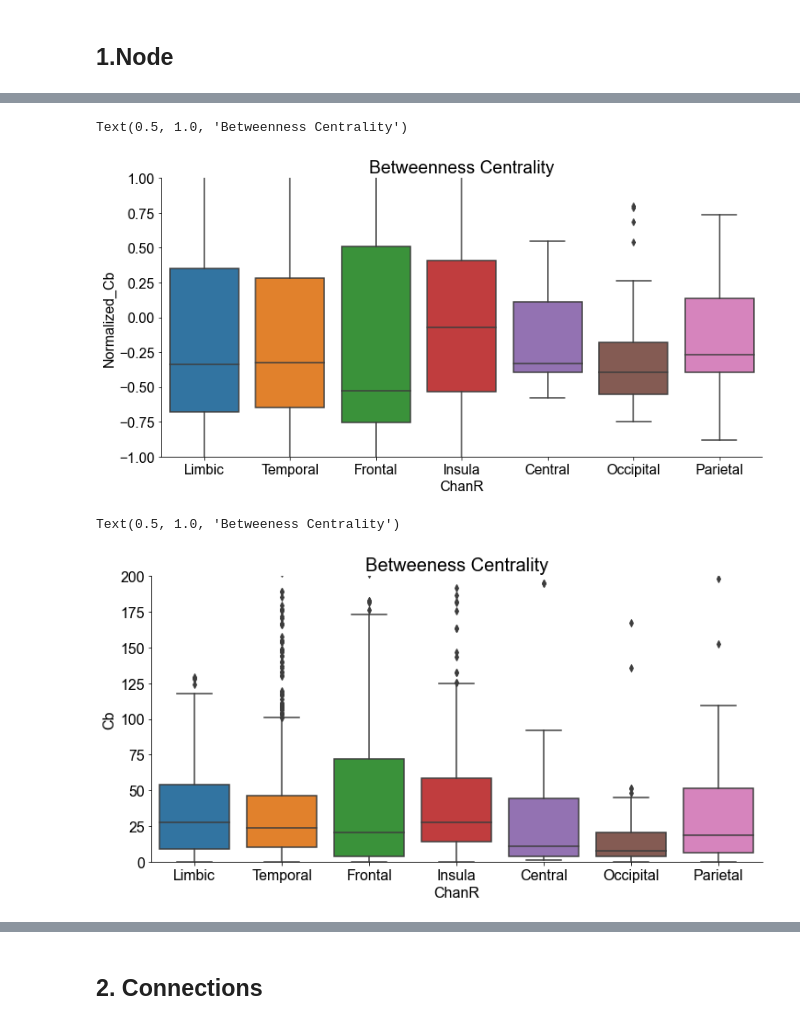
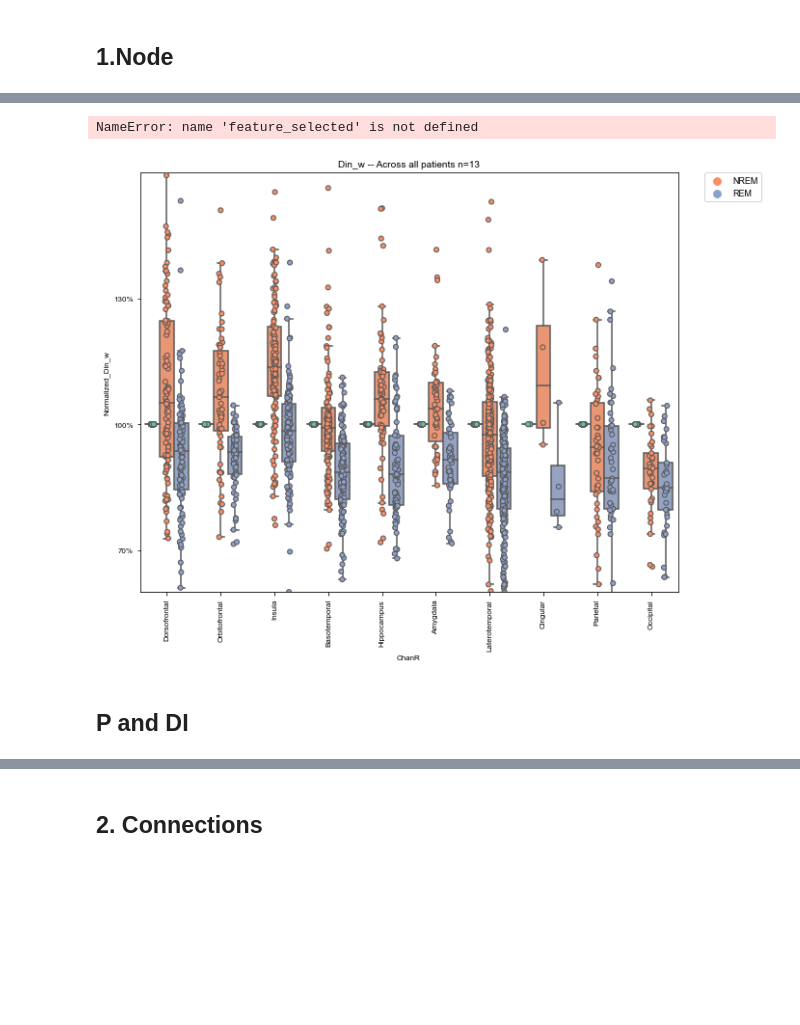
Before and after one commit to vellen23/CCEP_human, a Jupyter notebook: Python_Analysis/EvM/BM_sleep_networks.ipynb, the cells around one changed output, grey strips where cells are left out. Cells and saved outputs as stored; diff of their text form; code cells hidden in the pictures; blank space fills up the shorter version.

```diff
--- a/Python_Analysis/EvM/BM_sleep_networks.ipynb
+++ b/Python_Analysis/EvM/BM_sleep_networks.ipynb
@@ -48,22 +51,6 @@ group_labels = ['local direct', 'long direct', 'indirect']
 subjs = ["EL010", "EL011", "EL014", "EL015", "EL016", "EL017", "EL019", "EL020", "EL021",
          "EL022", "EL025", "EL026", "EL027"]
 data_con_file = sub_path+'\EvM\Projects\EL_experiment\Analysis\Patients\Across\BrainMapping\Sleep\connectogram\\data_con_stat.csv'
-# %%
-plt.rcParams.update({
-    'font.family': 'arial',
-    'font.size': 12*2,
-    'xtick.labelsize': 8*2,
-    'ytick.labelsize': 8*2,
-    'legend.fontsize': 9*2,
-    'svg.fonttype': 'none',
-    'font.size': 10*2,
-    'axes.titlesize': 10*2,
-    'axes.labelsize': 8*2,
-    'xtick.labelsize': 8*2,
-    'ytick.labelsize': 8*2,
-    'legend.fontsize': 9*2,
-    'figure.titlesize': 10*2
-})
 # %%
 folder = 'BrainMapping'
 cond_folder = 'CR'  # Condition = 'Hour', 'Condition', 'Ph'
@@ -80,3 +69,12 @@ color_d, color_dist, color_group, color_elab = ls.get_color()
 stop
 # %% [output]
 NameError: name 'stop' is not defined
+# %%
+CIRC_AREAS_FILEPATH = 'X:\\4 e-Lab\e-Lab shared code\Softwares\Connectogram\circ_areas.xlsx'
+tab_region = pd.read_excel(CIRC_AREAS_FILEPATH, sheet_name='plot')
+tab_region = tab_region.sort_values('Order').reset_index(drop=True)
+regions_all = tab_region.Area.values
+region_col = tab_region.color.values
+
+CIRC_AREAS_FILEPATH = 'X:\\4 e-Lab\e-Lab shared code\Softwares\Connectogram\circ_areas.xlsx'
+all_region = pd.read_excel(CIRC_AREAS_FILEPATH, sheet_name='atlas')
@@ -86,6 +92,7 @@ NameError: name 'stop' is not defined
 node_all_dfs = []  # A list to hold DataFrames
 
 for subj in subjs:
+    print(subj)
     path_patient_analysis = os.path.join(sub_path, 'EvM', 'Projects', 'EL_experiment', 'Analysis', 'Patients', subj)
     exp_dir = os.path.join(path_patient_analysis, 'BrainMapping', 'CR', 'Graph', 'Node')
     file = os.path.join(exp_dir, 'node_features_sleep.csv')
@@ -96,6 +103,5 @@ for subj in subjs:
 
 # Concatenate all DataFrames in the list
 node_all = pd.concat(node_all_dfs, ignore_index=True)
-node_all = node_all[node_all.ChanR !='U'].reset_index(drop=True)
-
+node_all = node_all[np.isin(node_all.ChanR, regions_all)].reset_index(drop=True)
 node_all.insert(0,'Node_ID',node_all.groupby(['Subj', 'Chan']).ngroup())
@@ -136,14 +134,9 @@ Text(0.5, 1.0, 'Closeness Centrality')
-# %%
-sns.catplot(x='ChanR', y = 'Normalized_Cb', data = node_all, kind ='box', aspect = 2)
-plt.ylim([-1, 1])
-plt.title('Betweenness Centrality')
-# %% [output]
-Text(0.5, 1.0, 'Betweenness Centrality')
-[figure, removed]
-# %%
-sns.catplot(x='ChanR', y = 'Cb', data = node_all, kind ='box', aspect = 2)
-plt.ylim([0, 200])
-plt.title('Betweeness Centrality')
-# %% [output]
-Text(0.5, 1.0, 'Betweeness Centrality')
-[figure, removed]
+# %%
+# Performing two-way ANOVA
+model = ols('Normalized_' + feature_selected+' ~ C(ChanR) + C(SleepState) + C(ChanR):C(SleepState)',data=df[df.SleepState != 'Wake']).fit()
+result = sm.stats.anova_lm(model, type=2)
+
+# Print the result
+print(result)
+# %% [output]
+NameError: name 'feature_selected' is not defined
@@ -150,27 +145,32 @@ Text(0.5, 1.0, 'Betweeness Centrality')
 # %%
-df = node_all.copy()
-feature_selected = 'Dout_w'
+
+feature_selected = 'Din_w'
 # Extract metric values during 'Wake' state
 wake_values = df[df['SleepState'] == 'Wake'].set_index('Node_ID').to_dict()
 
 # Normalize 'Dout' metric for plotting
 df['Normalized_' + feature_selected] = df.apply(lambda row: row[feature_selected] / wake_values[feature_selected][row['Node_ID']] if wake_values[feature_selected][row['Node_ID']] != 0 else 2 if row[feature_selected] !=0 else np.nan , axis=1)
 
 
 plt.figure(figsize=(10,8))
-sns.stripplot(x='ChanR', y='Normalized_' + feature_selected, hue = 'SleepState', data=df, jitter=True, palette="Set2", dodge=True, linewidth=1, edgecolor='gray')
+sns.stripplot(x='ChanR', y='Normalized_' + feature_selected, hue = 'SleepState', data=df, jitter=True, palette="Set2", dodge=True, linewidth=1, edgecolor='gray', order = regions_all)
 
 # Get the ax object to use later.
-ax = sns.boxplot(x='ChanR', y='Normalized_' + feature_selected, hue = 'SleepState', data=df, palette="Set2", fliersize=0)
+ax = sns.boxplot(x='ChanR', y='Normalized_' + feature_selected, hue = 'SleepState', data=df, palette="Set2", fliersize=0, order = regions_all)
 
 # Get the handles and labels. For this example it'll be 2 tuples
 # of length 4 each.
 handles, labels = ax.get_legend_handles_labels()
 
 # When creating the legend, only use the first two elements
 # to effectively remove the last two.
 l = plt.legend(handles[1:3], labels[1:3], bbox_to_anchor=(1.05, 1), loc=2, borderaxespad=0.)
 plt.ylim([0.6, 1.6])
 plt.yticks([0.7, 1, 1.3],['70%', '100%', '130%'])
-plt.title('Across all patients n='+str(len(np.unique(df.Subj))))
+plt.xticks(rotation=90)
+plt.title(feature_selected+ ' -- Across all patients n='+str(len(np.unique(df.Subj))))
+path_save = 'X:\\4 e-Lab\EvM\Projects\EL_experiment\Analysis\Patients\Across\BrainMapping\Sleep\degree\\'+feature_selected+'.svg'
+plt.savefig(path_save)
 plt.show()
+# %% [output]
+[figure, added]
@@ -176,0 +201,2 @@ plt.show()
+# %% [markdown]
+## P and DI
```
Also changed, not shown: parts of 59 cells of this notebook, 21 other files.
